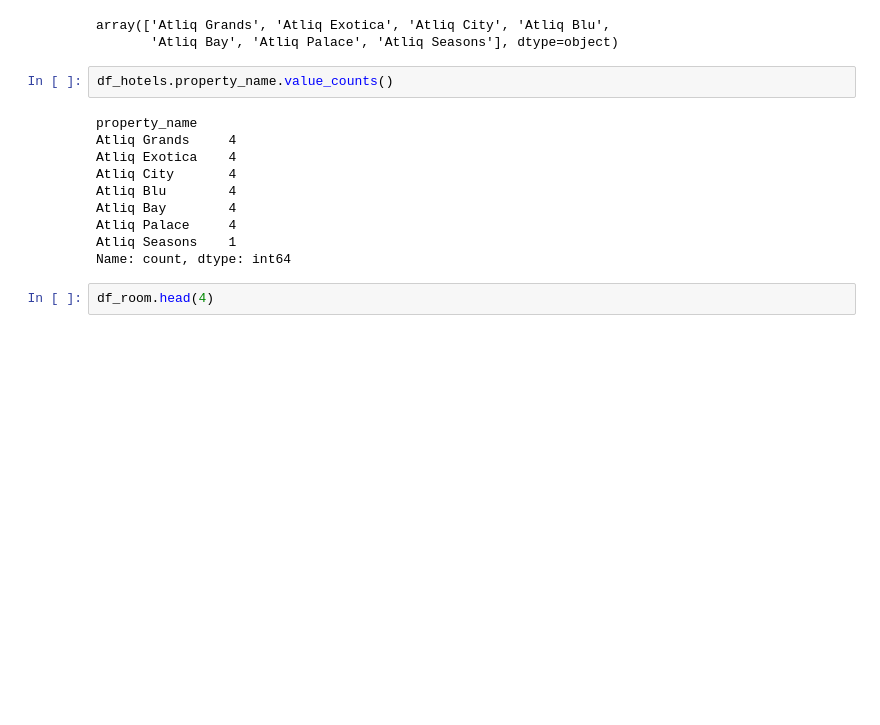
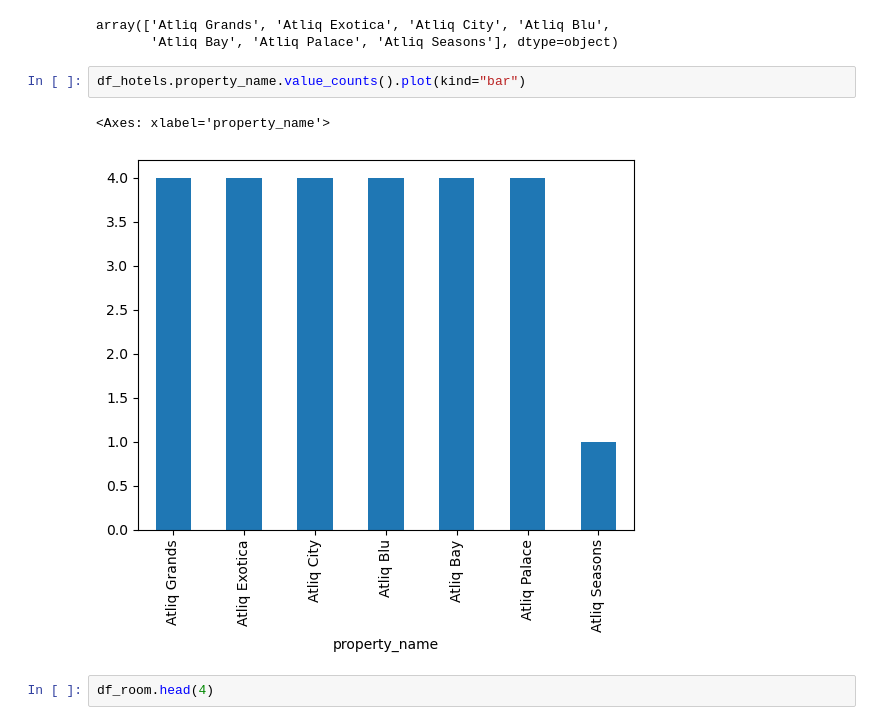
Before and after one commit to azeem932356/Hospitality-Revenue-Analysis, a Jupyter notebook: hospitality_analysis.ipynb, the cells around one changed output. Drawn from its saved outputs; the diff is of its cells as text; blank space fills up the shorter version.

```diff
--- a/hospitality_analysis.ipynb
+++ b/hospitality_analysis.ipynb
@@ -134,17 +134,10 @@ df_hotels.property_name.unique()
 array(['Atliq Grands', 'Atliq Exotica', 'Atliq City', 'Atliq Blu',
        'Atliq Bay', 'Atliq Palace', 'Atliq Seasons'], dtype=object)
 # %%
-df_hotels.property_name.value_counts()
+df_hotels.property_name.value_counts().plot(kind="bar")
 # %% [output]
-property_name
-Atliq Grands     4
-Atliq Exotica    4
-Atliq City       4
-Atliq Blu        4
-Atliq Bay        4
-Atliq Palace     4
-Atliq Seasons    1
-Name: count, dtype: int64
+<Axes: xlabel='property_name'>
+[figure, added]
 # %%
 df_room.head(4)
 # %% [output]
```
Also changed, not shown: parts of 21 cells of this notebook.
